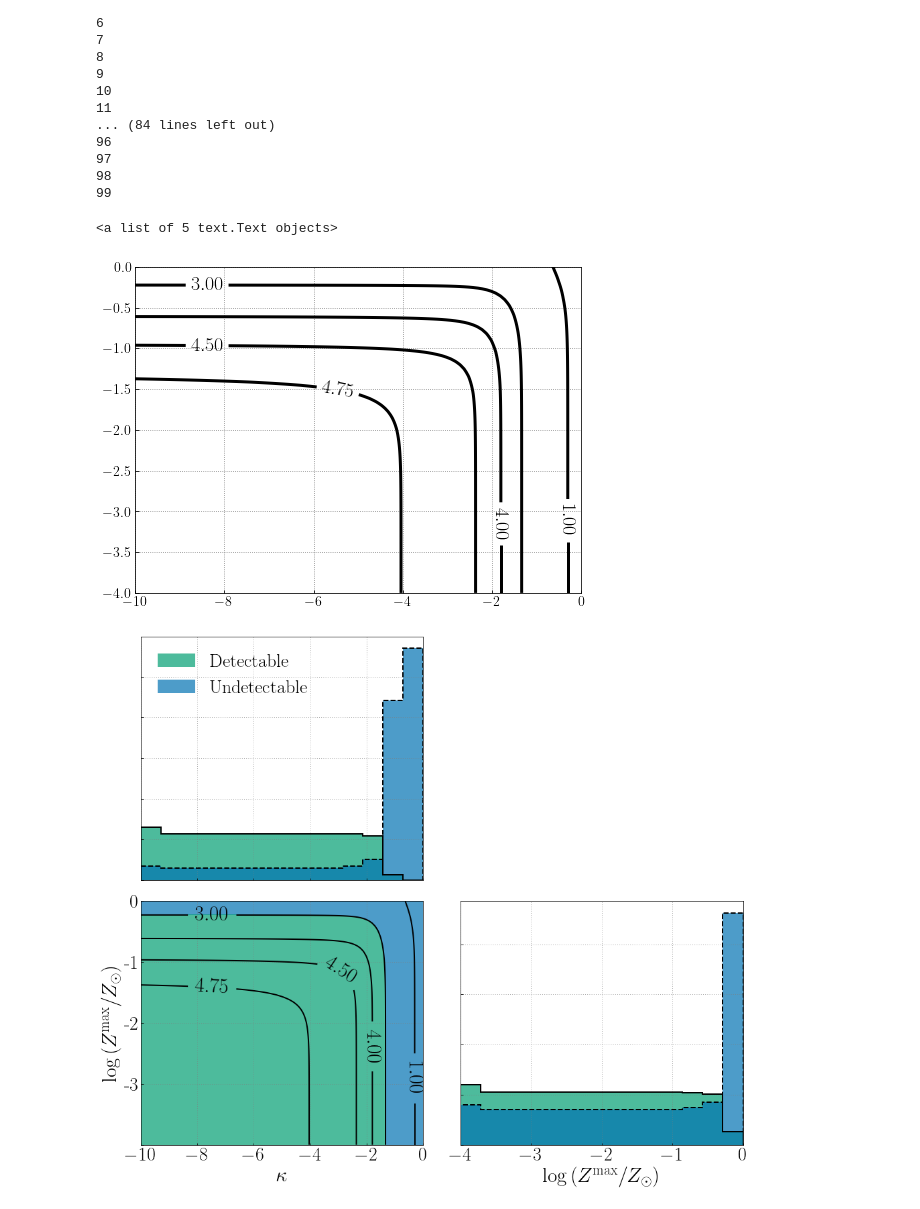
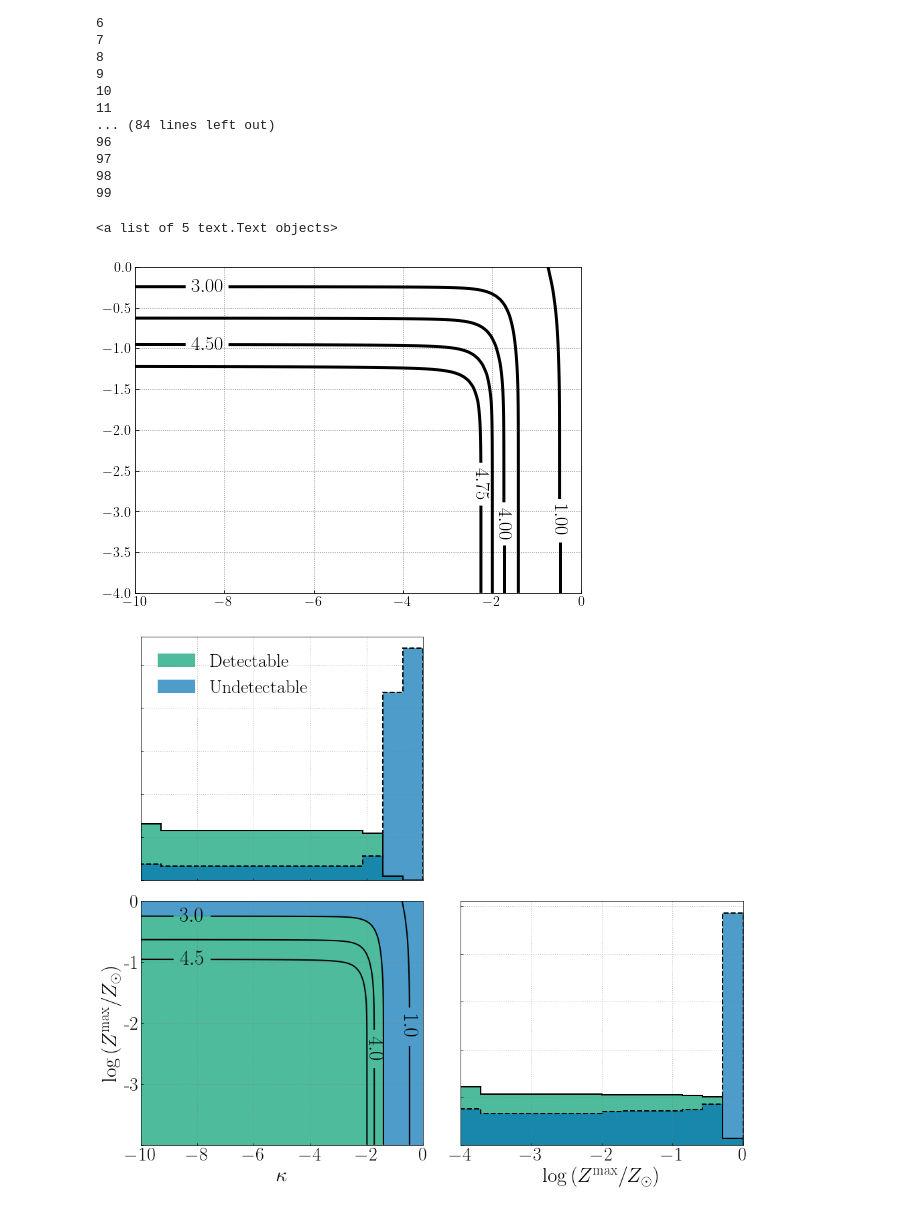
Before and after one commit to kevinturbang/bbh_gwb_time_delay_inference, a Jupyter notebook: figures/reproduce_figure_8.ipynb, the cells around one changed output. Cells and saved outputs as stored; diff of their text form; code cells hidden in the pictures.

Commit message:
Remaking SNR plot zformation re-run

```diff
--- a/figures/reproduce_figure_8.ipynb
+++ b/figures/reproduce_figure_8.ipynb
@@ -38,13 +38,11 @@ omg = OmegaGW_BBH(2.1,100.,all_zs)
 rateData_MD = np.load('../input/delayedRateDataMD.npy', allow_pickle=True)[()]
 formationRates_MD = rateData_MD['formationRates']
 tdelays_MD = rateData_MD['tds']
-zformation_MD = rateData_MD['zs']
+zformation_MD = rateData_MD['formationRedshifts']
+zs_MD = rateData_MD['zs']
 # %%
-dz = 0.01
-zs = np.arange(0.,10.0,dz) # NOTE: should be same array as what was used to make the delayedRateDataMD.npy file
-
 def R_norm_MD(zs, metMin_td, lambda_td, tdmin):
-    fs = gammainc(0.84,(metMin_td**2.)*np.power(10.,0.3*zformation_MD))[...,None]
+    fs = gammainc(0.84,(metMin_td**2.)*np.power(10.,0.3*zformation_MD))
     weightedFormationRates_MD = formationRates_MD*fs
 
     dpdt = np.power(tdelays_MD,lambda_td)
@@ -83,7 +77,7 @@ Zmax_array = np.linspace(-4, 0, N)
 kappa_array = np.linspace(-10,0, N)
 omega_array = np.zeros((N,N), dtype=np.ndarray)
 # %%
-grid = np.arange(0.,10.,0.01) #redshifts
+grid = zs_MD
 for ii in range(N):
     print(ii)
     for jj in range(N):
@@ -91,7 +85,7 @@ for ii in range(N):
         Zmax = 10**Zmax_array[jj]
         td_min = np.median(data_CBC_GWB_MD_O3['posterior/td_min'][()])
         merger_rate_tmp, rate_02_tmp = R_norm_MD(grid, Zmax, kappa, 0.05)
-        rate_tmp = jnp.interp(all_zs, zs, merger_rate_tmp)
+        rate_tmp = jnp.interp(all_zs, zs_MD, merger_rate_tmp)
         Omega_f = omg.eval(rate_tmp, rate_02_tmp, freqs)
         omega_array[ii,jj] = Omega_f
 # %% [output]
@@ -147,7 +141,7 @@ contours = plt.contour(kappa_mesh, Z_mesh,SNRs, [1,3,4,4.5,4.75], colors='k', li
 plt.clabel(contours, inline=True,fontsize=20)
 # %% [output]
 <a list of 5 text.Text objects>
-[figure, old version]
+[figure, new version]
 # %%
 SNR_flat = SNRs.T.flatten()
 # %%
@@ -195,32 +189,32 @@ ax.hist(Zmax_flat[SNR_flat<SNR_cut],bins=np.linspace(Zmax_array[0],Zmax_array[-1
 
 ax.set_yticklabels([])
 
 ax.set_xlabel(r"$\log  \left(Z^{\rm max}/Z_\odot\right)$",fontsize=31)
 ax.tick_params(axis='both', which='major', labelsize=28)
 ax.tick_params(axis='both', which='minor', labelsize=28)
 
 
 ax = fig.add_subplot(2,2,int(1+(2+1)*0 + (0+1)*2))
 
 contours_f = ax.contourf(kappa_mesh, Z_mesh,SNRs, [0,3,10], colors=[my_palette[0],my_palette[2]],alpha=0.7,linewidths = 2)
-contours = ax.contour(kappa_mesh, Z_mesh,SNRs, [1,3,4,4.5,4.75], colors='k', linewidths = 2)
+contours = ax.contour(kappa_mesh, Z_mesh,SNRs, [1,3,4,4.5], colors='k', linewidths = 2)
 ax.clabel(contours, inline=True,fontsize=31)
 
 ax.set_xlabel(r"$\kappa$",fontsize=31)
 ax.tick_params(axis='both', which='major', labelsize=28)
 ax.tick_params(axis='both', which='minor', labelsize=28)
 
 ax.set_ylabel(r"$\log  \left(Z^{\rm max}/Z_\odot\right)$",fontsize=31)
 ax.tick_params(axis='both', which='major', labelsize=28)
 ax.tick_params(axis='both', which='minor', labelsize=28)
 ax.set_yticklabels(['','-3','-2','-1','0'])
 
 ax.set_xlim(kappa_array[0],kappa_array[-1])
 ax.set_ylim(Zmax_array[0],Zmax_array[-1])
 ax.grid(True,dashes=(1,3))
 
 plt.tight_layout()
 
 plt.savefig("SNRplot.pdf",dpi=500)
 # %% [output]
-[figure, old version]
+[figure, new version]
```
Also changed, not shown: parts of 3 cells of this notebook.
